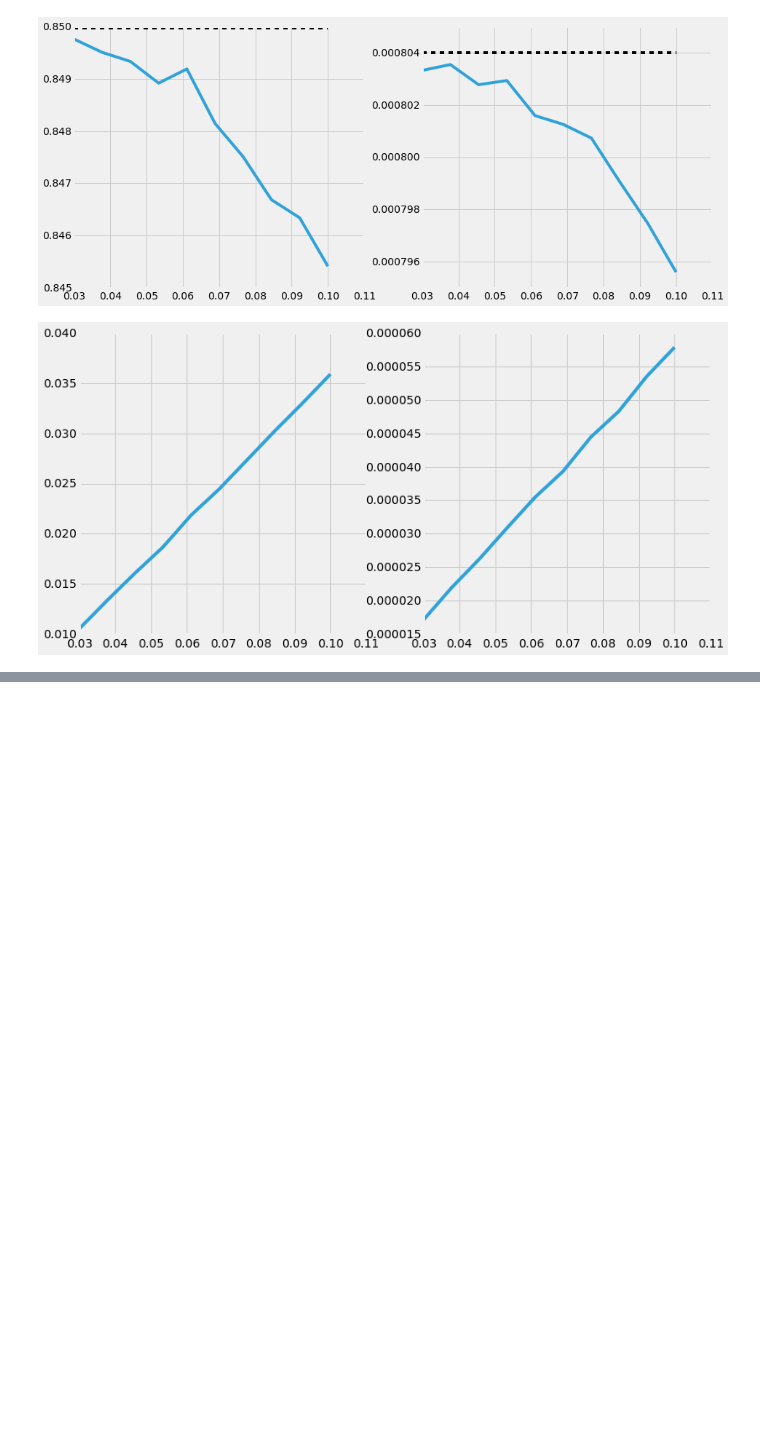
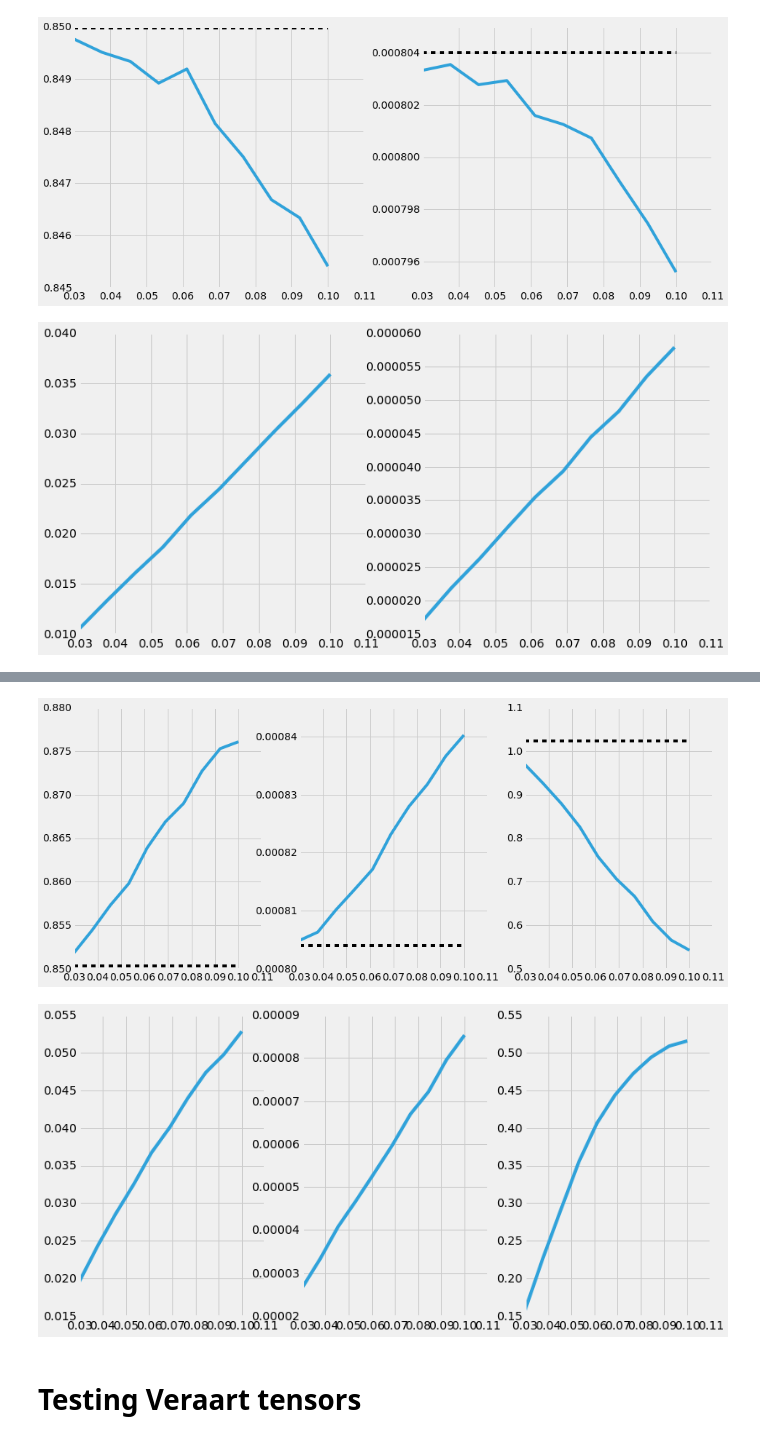
Before and after one commit to arokem/reproducing-veraart2013, a Jupyter notebook: Figure2.ipynb, the cells around one changed output, grey strips where cells are left out. Drawn from its saved outputs; the diff is of its cells as text; code cells hidden in the pictures; blank space fills up the shorter version.

Commit message:
NF: Add simulations where l2 is different than l3, and using Veraard's Tensors

```diff
--- a/Figure2.ipynb
+++ b/Figure2.ipynb
@@ -165,0 +202,37 @@ fig.set_size_inches([12, 6])
+# %%
+MD = fit.md
+# %%
+n_snr = 10
+snr = 1/np.linspace(0.03, 0.1, n_snr)
+# %%
+sim_mk = np.empty((n_snr, n_sims))
+sim_fa = np.empty((n_snr, n_sims))
+sim_md = np.empty((n_snr, n_sims))
+# %%
+for snr_idx, this_snr in enumerate(snr):
+    for sim_idx in range(n_sims):
+        sig = DKI_signal(gtab_dki, dt, kt, S0=1.0, snr=this_snr)
+        fit = dki_model.fit(sig)
+        sim_mk[snr_idx, sim_idx] = fit.mk()
+        sim_fa[snr_idx, sim_idx] = fit.fa
+        sim_md[snr_idx, sim_idx] = fit.md
+# %%
+fig, ax = plt.subplots(1, 3)
+ax[0].plot(1 / snr, np.mean(sim_fa, -1))
+ax[0].plot(1 / snr, np.ones(snr.shape) * FA, 'k--')
+ax[1].plot(1 / snr, np.mean(sim_md, -1))
+ax[1].plot(1 / snr, np.ones(snr.shape) * MD, 'k--')
+ax[2].plot(1 / snr, np.mean(sim_mk, -1))
+ax[2].plot(1 / snr, np.ones(snr.shape) * MK, 'k--')
+fig.set_size_inches([14, 6])
+
+fig, ax = plt.subplots(1, 3)
+ax[0].plot(1 / snr, np.std(sim_fa, -1))
+ax[1].plot(1 / snr, np.std(sim_md, -1))
+ax[2].plot(1 / snr, np.std(sim_mk, -1))
+fig.set_size_inches([12, 6])
+# %% [output]
+[figure, added]
+[figure, added]
+# %% [markdown]
+# Testing Veraart tensors
```
Also changed, not shown: parts of 25 cells of this notebook.
